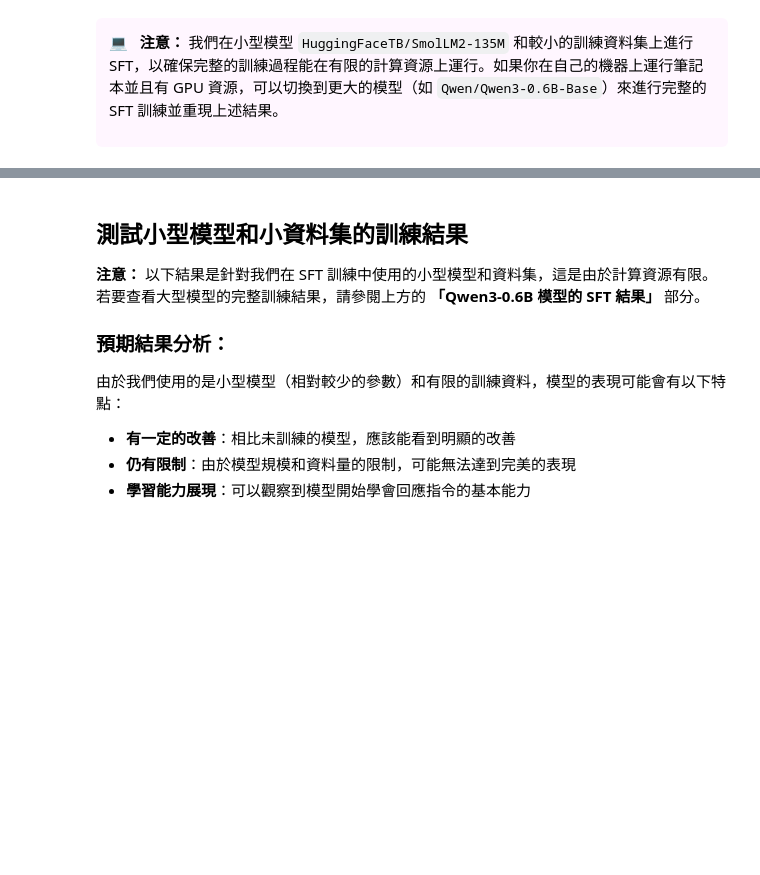
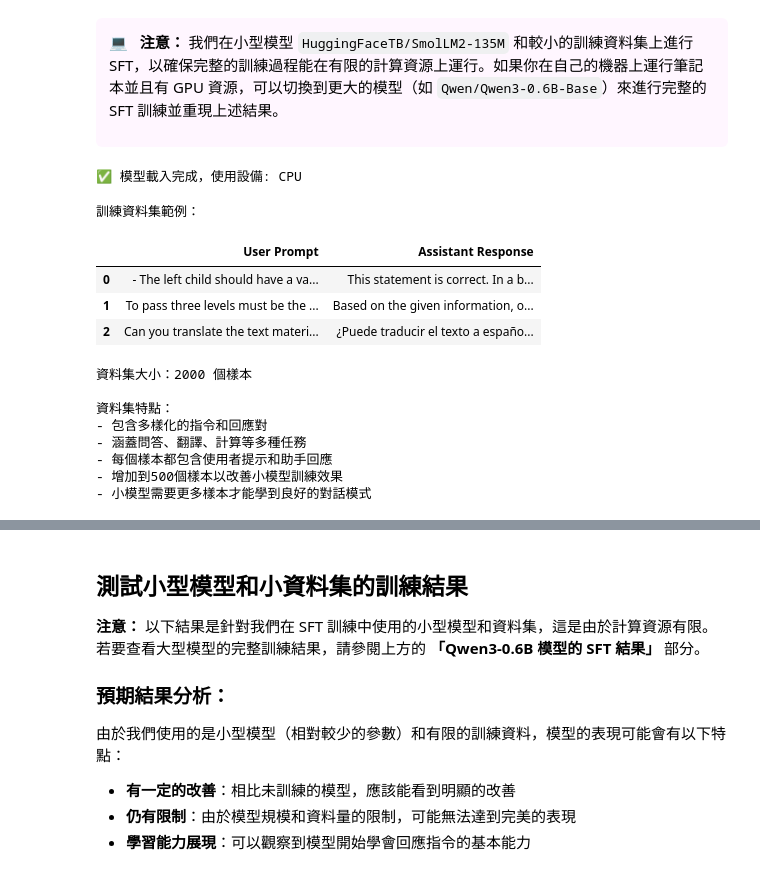
Before and after one commit to sheep52031/DeepLearning.AI_SelfStudy-Notes, a Jupyter notebook: Post-training_of_LLMs/Lesson_3.ipynb, the cells around one changed output, grey strips where cells are left out. Cells and saved outputs as stored; diff of their text form; code cells hidden in the pictures; blank space fills up the shorter version.

Commit message:
Update SFT training result

```diff
--- a/Post-training_of_LLMs/Lesson_3.ipynb
+++ b/Post-training_of_LLMs/Lesson_3.ipynb
@@ -296,26 +304,52 @@ In computer science, a thread is a unit of execution that runs in a separate pro
 <p> 💻 &nbsp; <b>注意：</b> 我們在小型模型 <code>HuggingFaceTB/SmolLM2-135M</code> 和較小的訓練資料集上進行 SFT，以確保完整的訓練過程能在有限的計算資源上運行。如果你在自己的機器上運行筆記本並且有 GPU 資源，可以切換到更大的模型（如 <code>Qwen/Qwen3-0.6B-Base</code>）來進行完整的 SFT 訓練並重現上述結果。</p>
 </div>
 # %%
-# 選擇模型：在有 GPU 資源的情況下使用 Qwen3-0.6B-Base
-# 如果資源有限，可以改用 HuggingFaceTB/SmolLM2-135M
-#model_name = "./models/HuggingFaceTB/SmolLM2-135M"
-model_name = "Qwen/Qwen3-0.6B-Base"
+# 下載 HuggingFaceTB/SmolLM2-135M 模型
+from huggingface_hub import snapshot_download
+
+# 下載小模型到本地目錄
+snapshot_download(
+    repo_id="HuggingFaceTB/SmolLM2-135M",
+    local_dir="./models/HuggingFaceTB/SmolLM2-135M",
+    local_dir_use_symlinks=False
+)
+
+# 使用小模型並設定為CPU模式以避免記憶體問題
+model_name = "./models/HuggingFaceTB/SmolLM2-135M"
+USE_GPU = False  # 改為False以避免記憶體問題
 model, tokenizer = load_model_and_tokenizer(model_name, USE_GPU)
+# %% [output]
+✅ 模型載入完成，使用設備: CPU
 # %%
 # 載入訓練資料集
 train_dataset = load_dataset("banghua/DL-SFT-Dataset")["train"]
 
-# 如果沒有使用 GPU，則只使用前 100 個樣本進行訓練
-if not USE_GPU:
-    train_dataset = train_dataset.select(range(100))
+# 增加資料集大小以改善小模型的訓練效果（從100增加到500）
+train_dataset = train_dataset.select(range(2000))
 
 # 顯示資料集的前幾個範例
 print("訓練資料集範例：")
 display_dataset(train_dataset)
 
 print(f"\n資料集大小：{len(train_dataset)} 個樣本")
 print("\n資料集特點：")
 print("- 包含多樣化的指令和回應對")
 print("- 涵蓋問答、翻譯、計算等多種任務")
 print("- 每個樣本都包含使用者提示和助手回應")
+print("- 增加到500個樣本以改善小模型訓練效果")
+print("- 小模型需要更多樣本才能學到良好的對話模式")
+# %% [output]
+訓練資料集範例：
+|  | User Prompt | Assistant Response |
+| 0 | - The left child should have a va... | This statement is correct. In a b... |
+| 1 | To pass three levels must be the ... | Based on the given information, o... |
+| 2 | Can you translate the text materi... | ¿Puede traducir el texto a españo... |
+資料集大小：2000 個樣本
+
+資料集特點：
+- 包含多樣化的指令和回應對
+- 涵蓋問答、翻譯、計算等多種任務
+- 每個樣本都包含使用者提示和助手回應
+- 增加到500個樣本以改善小模型訓練效果
+- 小模型需要更多樣本才能學到良好的對話模式
 # %%
```
Also changed, not shown: parts of 14 cells of this notebook, 10 other files.
